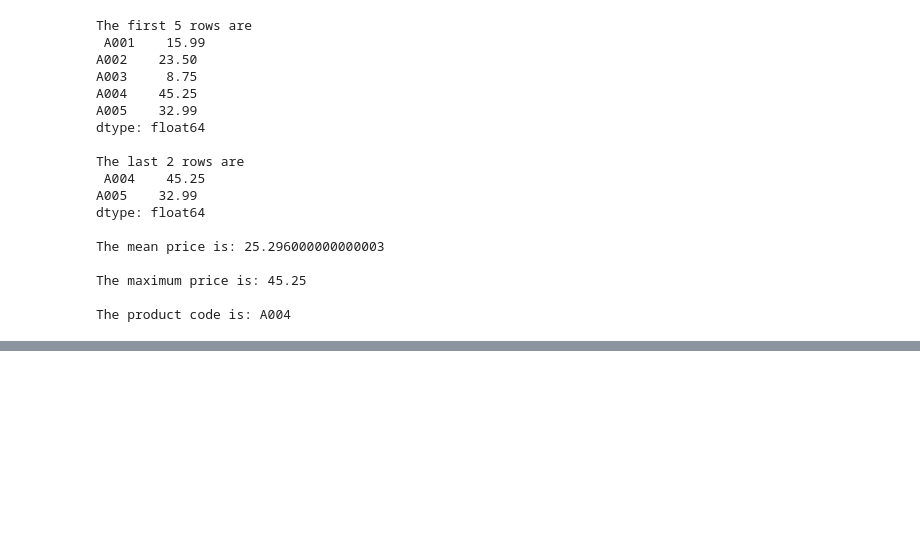
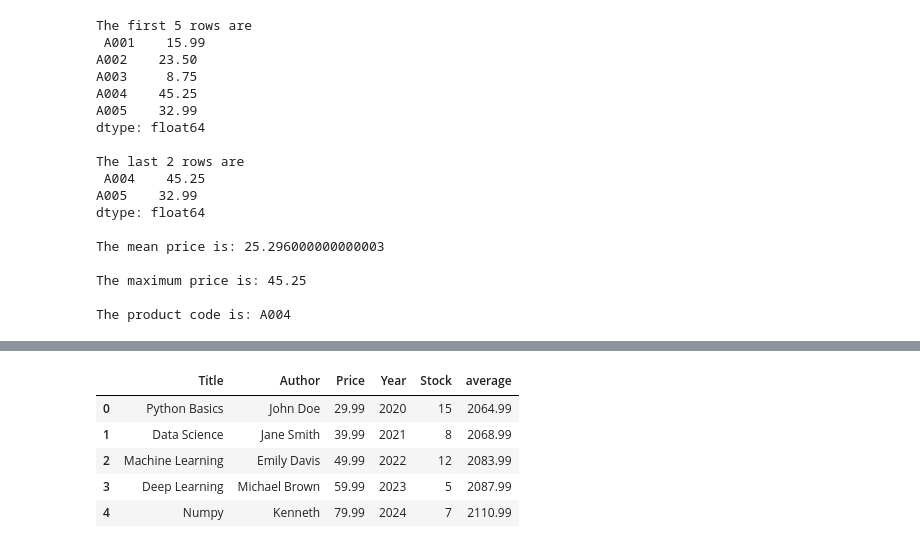
Before and after one commit to KEN-DATALABS/PROJECT-LIST, a Jupyter notebook: OneDrive/Documents/List Project/Project2.ipynb, the cells around one changed output, grey strips where cells are left out. Cells and saved outputs as stored; diff of their text form; code cells hidden in the pictures; blank space fills up the shorter version.

```diff
--- a/OneDrive/Documents/List Project/Project2.ipynb
+++ b/OneDrive/Documents/List Project/Project2.ipynb
@@ -472,0 +511,10 @@ df_books.describe()
+# %%
+data2= {'Title':['Numpy'],
+       'Author':['Kenneth'],
+       'Price': [79.99],
+       'Year': [2024],
+       'Stock': [7]}
+df_books2 = pd.DataFrame(data2)
+# %%
+join= pd.concat([df_books,df_books2],ignore_index=True)
+join
@@ -472,0 +528,10 @@ df_books.describe()
+# %%
+join['average']= join[['Price','Year','Stock']].sum(axis=1)
+join
+# %% [output]
+|  | Title | Author | Price | Year | Stock | average |
+| 0 | Python Basics | John Doe | 29.99 | 2020 | 15 | 2064.99 |
+| 1 | Data Science | Jane Smith | 39.99 | 2021 | 8 | 2068.99 |
+| 2 | Machine Learning | Emily Davis | 49.99 | 2022 | 12 | 2083.99 |
+| 3 | Deep Learning | Michael Brown | 59.99 | 2023 | 5 | 2087.99 |
+| 4 | Numpy | Kenneth | 79.99 | 2024 | 7 | 2110.99 |
```
Also changed, not shown: parts of 9 cells of this notebook.
